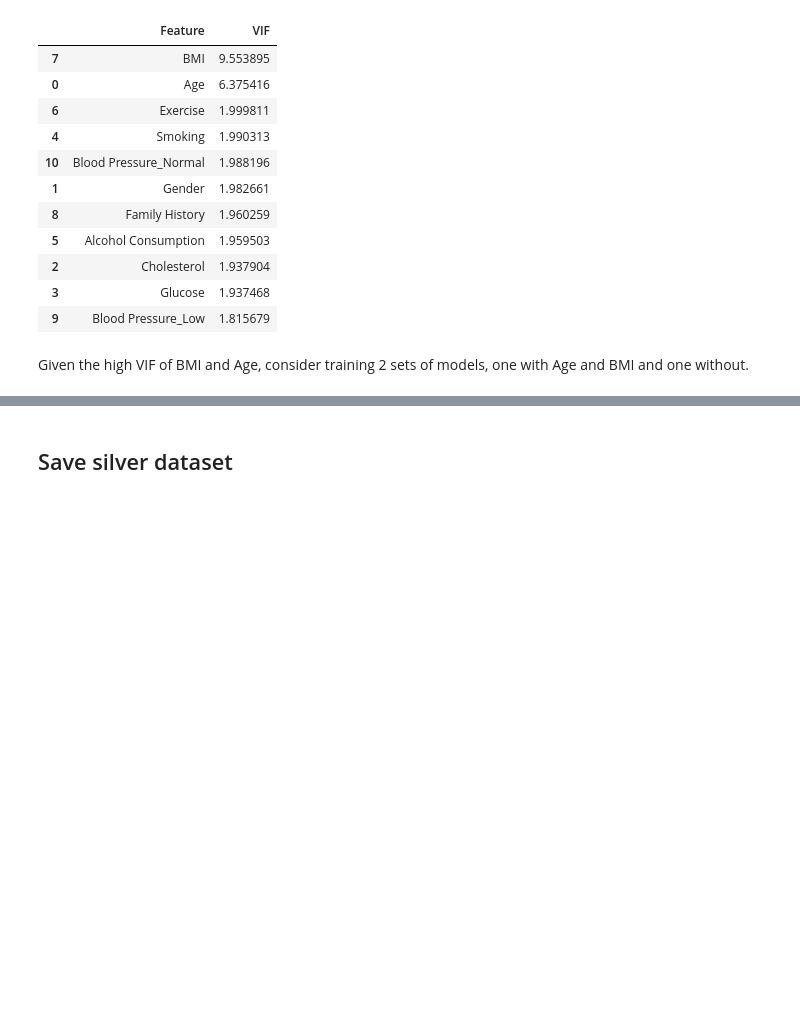
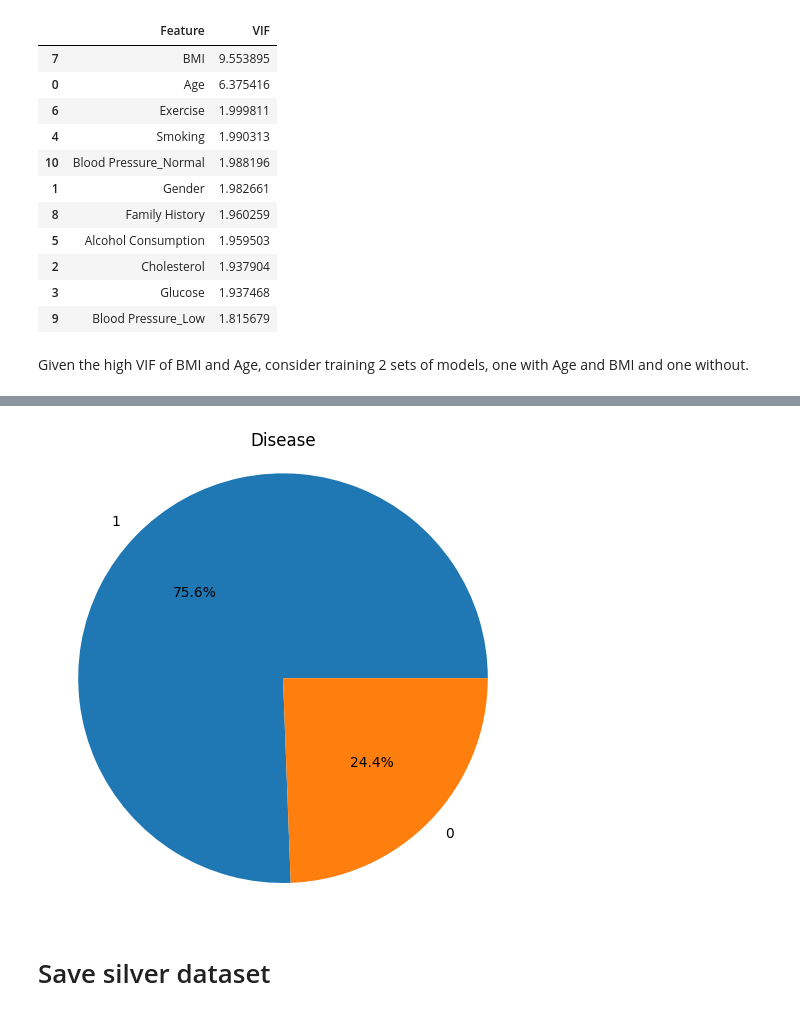
Before and after one commit to Dam314159/Machine-Learning-Operations, a Jupyter notebook: notebooks/Health_EDA.ipynb, the cells around one changed output, grey strips where cells are left out. Drawn from its saved outputs; the diff is of its cells as text; code cells hidden in the pictures; blank space fills up the shorter version.

```diff
--- a/notebooks/Health_EDA.ipynb
+++ b/notebooks/Health_EDA.ipynb
@@ -237,0 +240,6 @@ Given the high VIF of BMI and Age, consider training 2 sets of models, one with
+# %%
+# Create a new target column
+target_cols = ["Heart Disease", "Diabetes", "Stroke", "Kidney Disease", "Cancer", "Alzheimer's Disease", "COPD", "Liver Disease", "Parkinson's Disease", "Tuberculosis"]
+health_df["Disease"] = health_df[target_cols].eq(1).any(axis=1)
+health_df["Disease"] = health_df["Disease"].astype(np.int64)
+health_df[[*target_cols, "Disease"]].head()
@@ -238,4 +253,17 @@ Given the high VIF of BMI and Age, consider training 2 sets of models, one with
+# %%
+fig, ax = plt.subplots(1, 1, figsize=(5, 5))
+
+counts = health_df["Disease"].value_counts()
+ax.pie(counts.values, labels=counts.index, autopct="%1.1f%%")
+ax.set_title("Disease")
+ax.axis("equal")
+ax.axis("off")
+
+plt.tight_layout()
+plt.show()
+# %% [output]
+[figure, added]
 # %% [markdown]
-## Save silver dataset
+# Save silver dataset
 # %%
 health_df.to_csv(Path("..") / config.silver_dataset_path, lineterminator="\n", index=False)
```
Also changed, not shown: parts of 2 cells of this notebook, 6 other files.
